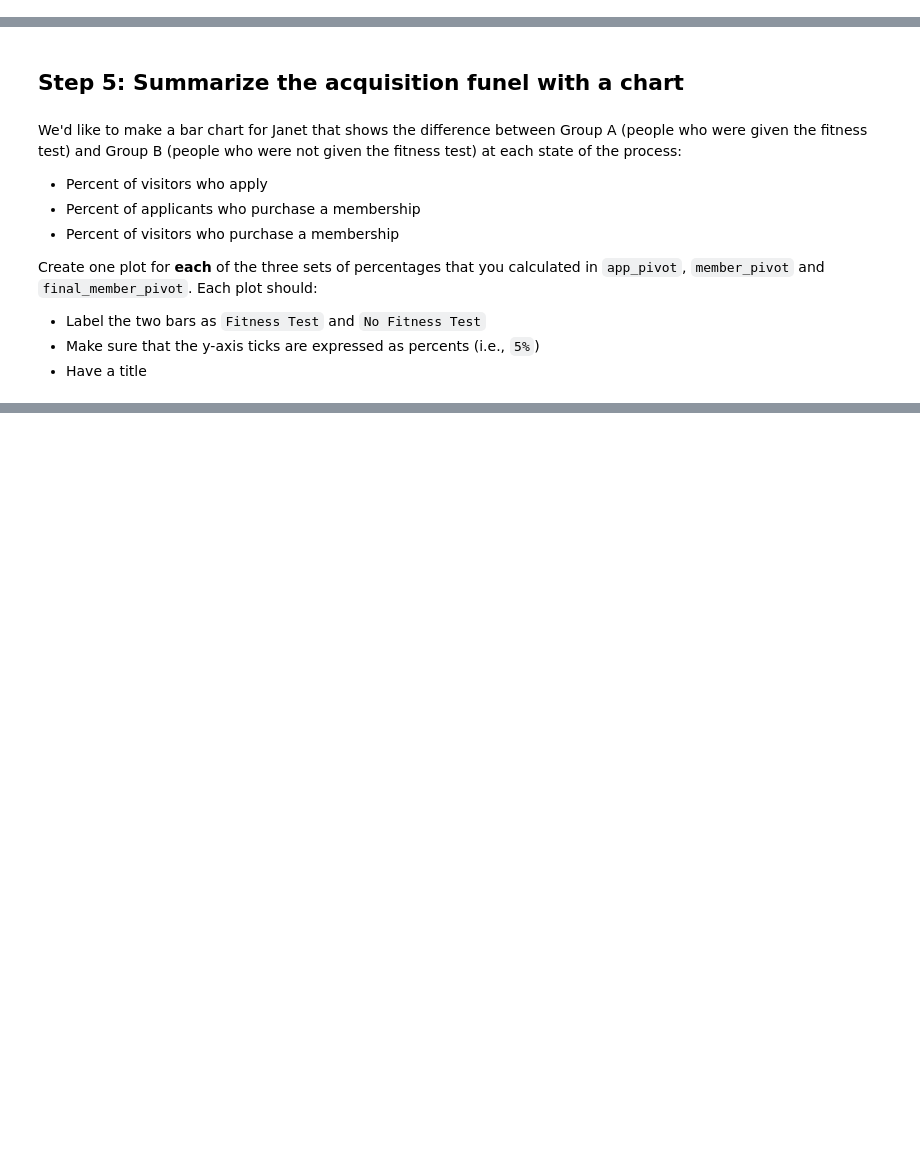
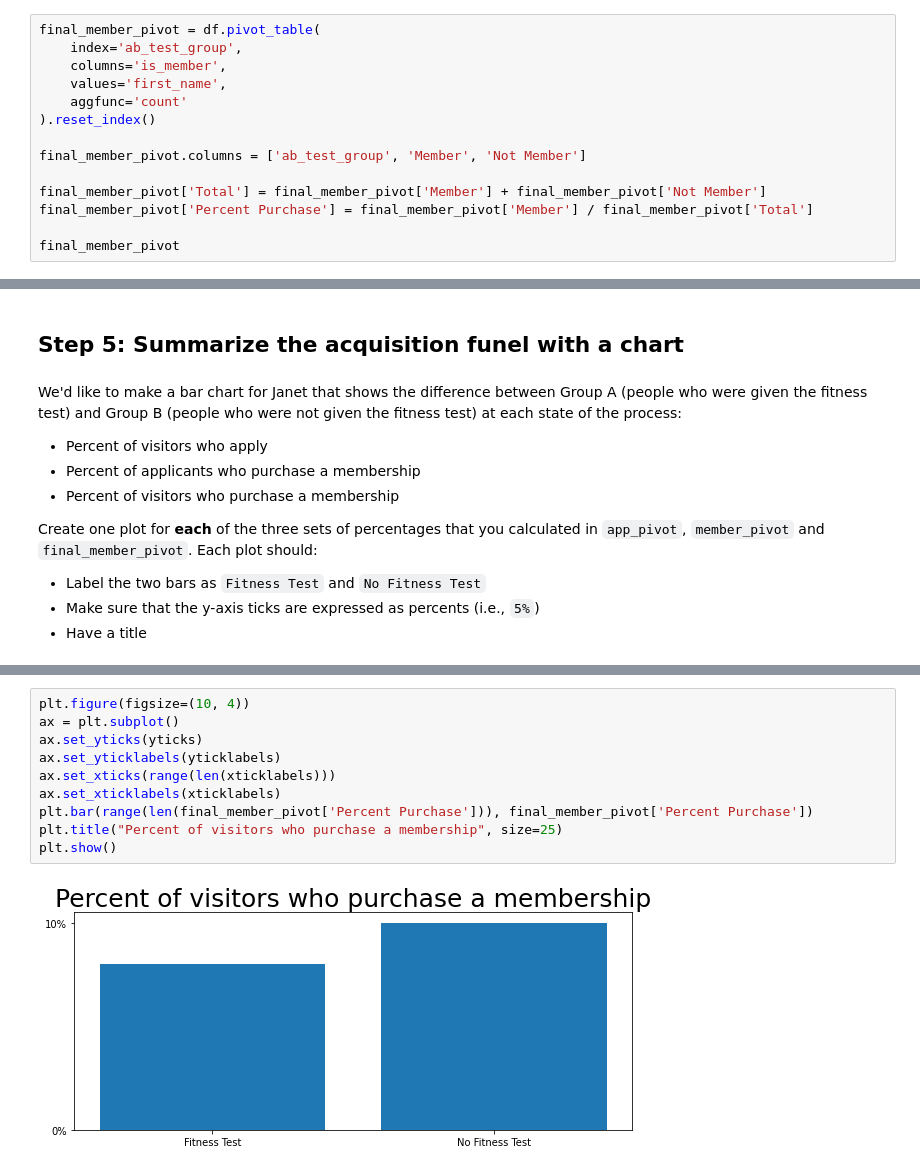
Before and after one commit to Klaynie/Learning-Python, a Jupyter notebook: Learning-Python/Codecademy/MuscleHub/musclehub.ipynb, the cells around one changed output, grey strips where cells are left out. Saved outputs shown, nothing was run; the diff lists cells and outputs as text; blank space fills up the shorter version.

```diff
--- a/Learning-Python/Codecademy/MuscleHub/musclehub.ipynb
+++ b/Learning-Python/Codecademy/MuscleHub/musclehub.ipynb
@@ -382,3 +435,17 @@ Previously, we looked at what percent of people **who picked up applications** p
 |1|B|?|?|?|?|
 
 Save your final DataFrame as `final_member_pivot`.
+# %%
+final_member_pivot = df.pivot_table(
+    index='ab_test_group',
+    columns='is_member',
+    values='first_name',
+    aggfunc='count'
+).reset_index()
+
+final_member_pivot.columns = ['ab_test_group', 'Member', 'Not Member']
+
+final_member_pivot['Total'] = final_member_pivot['Member'] + final_member_pivot['Not Member']
+final_member_pivot['Percent Purchase'] = final_member_pivot['Member'] / final_member_pivot['Total']
+
+final_member_pivot
@@ -400,0 +522,12 @@ Create one plot for **each** of the three sets of percentages that you calculate
+# %%
+plt.figure(figsize=(10, 4))
+ax = plt.subplot()
+ax.set_yticks(yticks)
+ax.set_yticklabels(yticklabels)
+ax.set_xticks(range(len(xticklabels)))
+ax.set_xticklabels(xticklabels)
+plt.bar(range(len(final_member_pivot['Percent Purchase'])), final_member_pivot['Percent Purchase'])
+plt.title("Percent of visitors who purchase a membership", size=25)
+plt.show()
+# %% [output]
+[figure, added]
```
Also changed, not shown: parts of 11 cells of this notebook.
